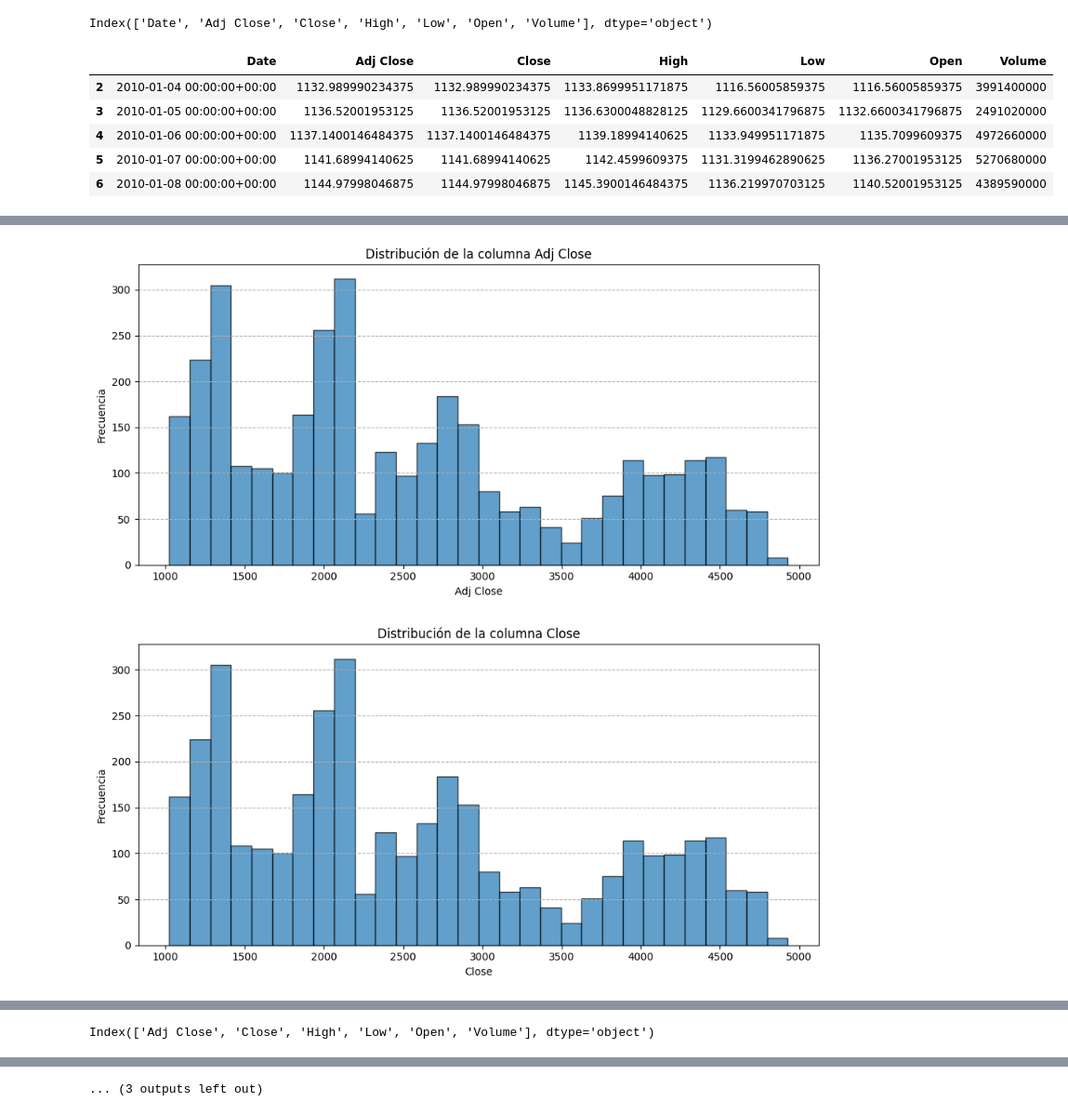
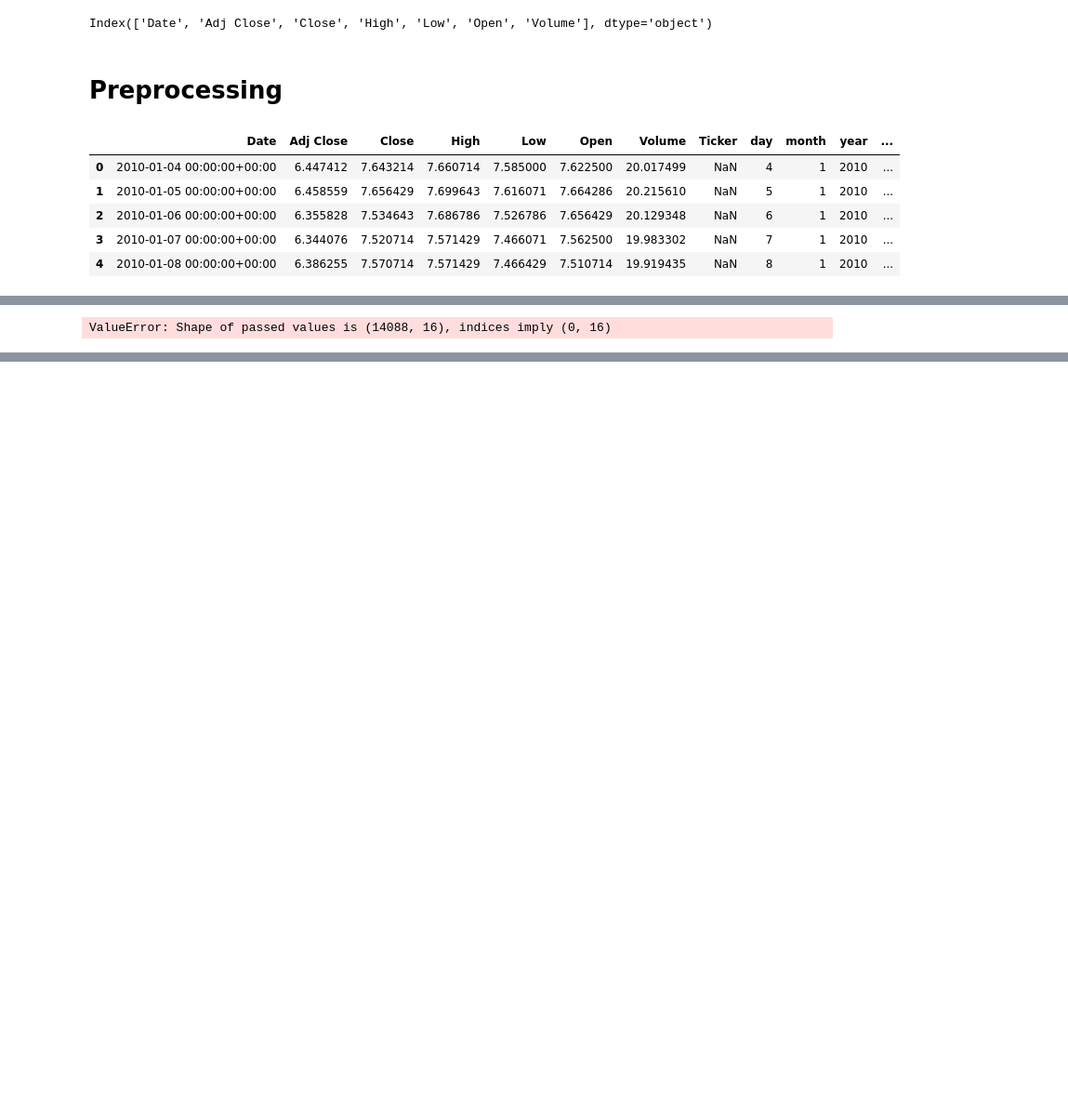
Before and after one commit to alfredofdlv/Proyect2_LABIACD, a Jupyter notebook: Notebook.ipynb, the cells around one changed output, grey strips where cells are left out. Shown: that part at 93% size. Drawn from its saved outputs; the diff is of its cells as text; code cells hidden in the pictures; blank space fills up the shorter version.

Commit message:
Código para descarga de datos y EDA

```diff
--- a/Notebook.ipynb
+++ b/Notebook.ipynb
@@ -33,6 +323,8 @@ print(df.columns)
 df['Date']=pd.to_datetime(df['Date'])
 # %% [output]
 Index(['Date', 'Adj Close', 'Close', 'High', 'Low', 'Open', 'Volume'], dtype='object')
+# %% [markdown]
+# Preprocessing
 # %%
 display(df.head())
 
@@ -40,62 +332,61 @@ print(df.isnull().sum())
 
 print('Duplicados: ',df.duplicated().sum())
 
 
 # Iterar sobre todas las columnas menos 'Date'
 for columna in df.columns:
     if columna != 'Date':
         # Verificar valores no numéricos en la columna
         non_numeric_values = df[columna][~df[columna].apply(lambda x: isinstance(x, (int, float)))]
         # Convertir la columna a tipo numérico, forzando los errores a NaN
         df[columna] = pd.to_numeric(df[columna], errors='coerce')
 
 # Dividir train y test
 import numpy as np
 df['Volume'] = np.log1p(df['Volume'])  # log1p para evitar problemas con valores cercanos a 0
 
 # Crear una lista con los nombres de cada columna numérica, excluyendo "Date" y "Volume"
 columnas_numericas = [col for col in df.columns if col not in ['Date']]
 
-# Generar un histograma para cada columna numérica
-for columna in columnas_numericas:
-    plt.figure(figsize=(10, 5))
-    plt.hist(df[columna].dropna(), bins=30, edgecolor='black', alpha=0.7)
-    plt.title(f"Distribución de la columna {columna}")
-    plt.xlabel(columna)
-    plt.ylabel("Frecuencia")
-    plt.grid(axis='y', linestyle='--')
-    plt.tight_layout()
-    plt.show()
 
 train=df[df['Date']<'2024-01-01']
 test=df[df['Date']>='2024-01-01']
 
-train=train.drop(columns='Date')
-test=test.drop(columns='Date')
+# train=train.drop(columns='Date')
+# test=test.drop(columns='Date')
 
 scaler=MinMaxScaler()#Usamos minmax debido a que los datos tienen un dsitribución multimodal con varios patrones, Min Max Scaler preserva esto
 
-train_scaled=scaler.fit_transform(train)
-test_scaled=scaler.transform(test)
+train_scaled=scaler.fit_transform(train[columnas_numericas])
+test_scaled=scaler.transform(train[columnas_numericas])
 
-train=pd.DataFrame(train_scaled,columns=columnas_numericas)
-test = pd.DataFrame(test_scaled, columns=columnas_numericas)
 
-print(train.columns)
 
-for columna in columnas_numericas:
-    plt.figure(figsize=(10, 5))
-    plt.hist(train[columna], bins=20, edgecolor='black', alpha=0.7)
-    plt.title(f"Distribución de la columna {columna} después de Escalar")
-    plt.xlabel(columna)
-    plt.ylabel("Frecuencia")
-    plt.grid(axis='y', linestyle='--')
-    plt.tight_layout()
-    plt.show()
+train_num=pd.DataFrame(train_scaled,columns=columnas_numericas,index=train.index)
+test_num = pd.DataFrame(test_scaled, columns=columnas_numericas,index=test.index)
+
+train=pd.concat([train['Date'],train_num],axis=1)
+test=pd.concat([test['Date'],test_num],axis=1)
+
+# for columna in columnas_numericas:
+#     plt.figure(figsize=(10, 5))
+#     plt.hist(train[columna], bins=20, edgecolor='black', alpha=0.7)
+#     plt.title(f"Distribución de la columna {columna} después de Escalar")
+#     plt.xlabel(columna)
+#     plt.ylabel("Frecuencia")
+#     plt.grid(axis='y', linestyle='--')
+#     plt.tight_layout()
+#     plt.show()
+
+cols=columnas_numericas
+cols.insert(0,'Date')
+display(train)
+
+train.to_csv('train_csv',index=False,header=True,columns=cols)
 # %% [output]
-|  | Date | Adj Close | Close | High | Low | Open | Volume |
-| 2 | 2010-01-04 00:00:00+00:00 | 1132.989990234375 | 1132.989990234375 | 1133.8699951171875 | 1116.56005859375 | 1116.56005859375 | 3991400000 |
-| 3 | 2010-01-05 00:00:00+00:00 | 1136.52001953125 | 1136.52001953125 | 1136.6300048828125 | 1129.6600341796875 | 1132.6600341796875 | 2491020000 |
-| 4 | 2010-01-06 00:00:00+00:00 | 1137.1400146484375 | 1137.1400146484375 | 1139.18994140625 | 1133.949951171875 | 1135.7099609375 | 4972660000 |
-| 5 | 2010-01-07 00:00:00+00:00 | 1141.68994140625 | 1141.68994140625 | 1142.4599609375 | 1131.3199462890625 | 1136.27001953125 | 5270680000 |
-| 6 | 2010-01-08 00:00:00+00:00 | 1144.97998046875 | 1144.97998046875 | 1145.3900146484375 | 1136.219970703125 | 1140.52001953125 | 4389590000 |
+|  | Date | Adj Close | Close | High | Low | Open | Volume | Ticker | day | month | year | ... |
+| 0 | 2010-01-04 00:00:00+00:00 | 6.447412 | 7.643214 | 7.660714 | 7.585000 | 7.622500 | 20.017499 | NaN | 4 | 1 | 2010 | ... |
+| 1 | 2010-01-05 00:00:00+00:00 | 6.458559 | 7.656429 | 7.699643 | 7.616071 | 7.664286 | 20.215610 | NaN | 5 | 1 | 2010 | ... |
+| 2 | 2010-01-06 00:00:00+00:00 | 6.355828 | 7.534643 | 7.686786 | 7.526786 | 7.656429 | 20.129348 | NaN | 6 | 1 | 2010 | ... |
+| 3 | 2010-01-07 00:00:00+00:00 | 6.344076 | 7.520714 | 7.571429 | 7.466071 | 7.562500 | 19.983302 | NaN | 7 | 1 | 2010 | ... |
+| 4 | 2010-01-08 00:00:00+00:00 | 6.386255 | 7.570714 | 7.571429 | 7.466429 | 7.510714 | 19.919435 | NaN | 8 | 1 | 2010 | ... |
@@ -109,4 +410,2 @@ Volume       0
 dtype: int64
 Duplicados:  0
-[figure, removed]
-[figure, removed]
@@ -117 +412 @@ Duplicados:  0
-Index(['Adj Close', 'Close', 'High', 'Low', 'Open', 'Volume'], dtype='object')
+ValueError: Shape of passed values is (14088, 16), indices imply (0, 16)
@@ -121 +412,0 @@ Index(['Adj Close', 'Close', 'High', 'Low', 'Open', 'Volume'], dtype='object')
-... (3 outputs left out)
```
Also changed, not shown: parts of 14 cells of this notebook.
